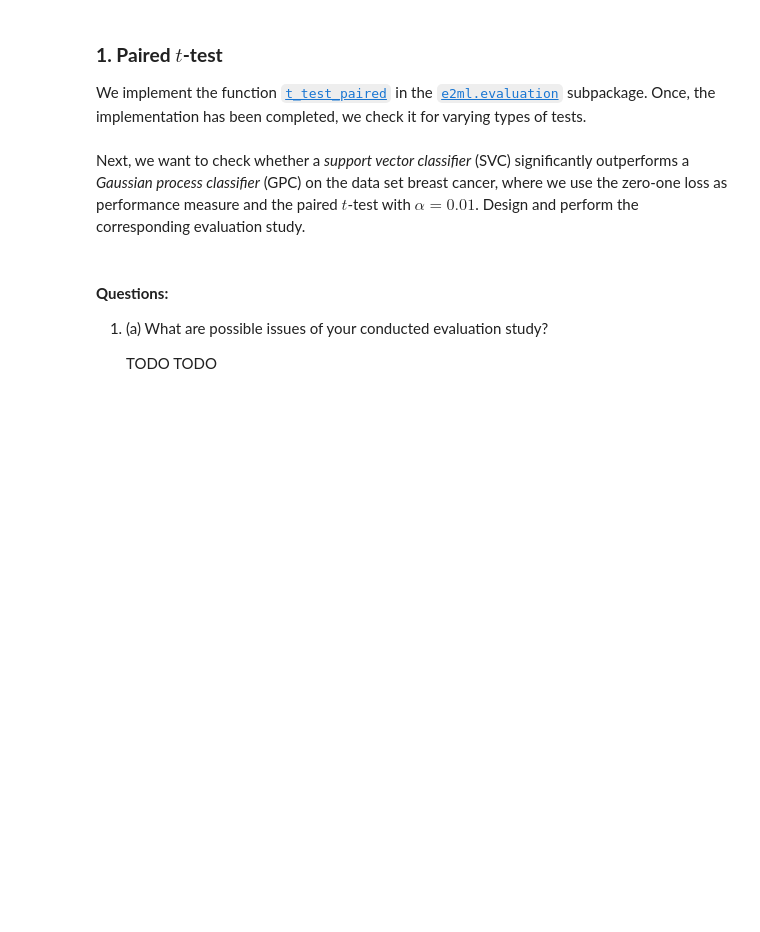
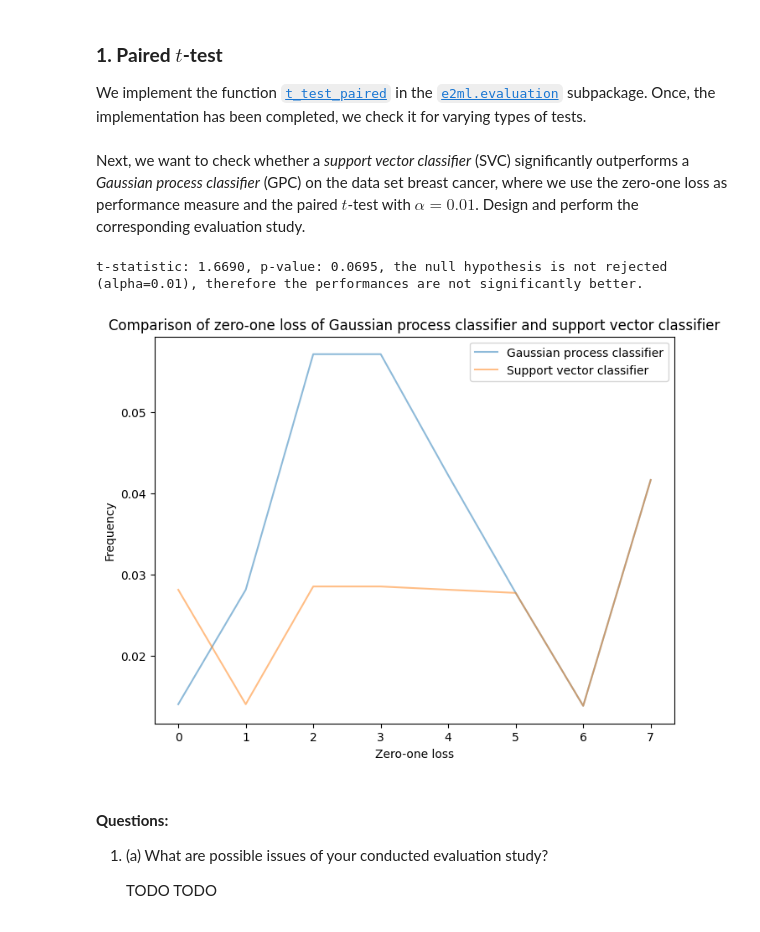
Before and after one commit to Liphip/e2ml, a Jupyter notebook: notebooks/12_statistical_hypothesis_testing_II.ipynb, the cells around one changed output. Saved outputs shown, nothing was run; the diff lists cells and outputs as text; code cells hidden in the pictures; blank space fills up the shorter version.

```diff
--- a/notebooks/12_statistical_hypothesis_testing_II.ipynb
+++ b/notebooks/12_statistical_hypothesis_testing_II.ipynb
@@ -47,3 +44,72 @@ from sklearn.datasets import load_breast_cancer
+# %%
+from sklearn.svm import SVC
+from sklearn.gaussian_process import GaussianProcessClassifier
+from sklearn.datasets import load_breast_cancer
+from e2ml.evaluation import cross_validation, zero_one_loss
+from e2ml.preprocessing import StandardScaler
+
+# load data
+X, y = load_breast_cancer(return_X_y=True)
+
+# create folds
+sample_indices = np.arange(len(y), dtype=np.int64)
+n_folds = 10
+train, test = cross_validation(sample_indices, n_folds=n_folds, y=y, random_state=42)
+
+# prep results
+risks_gpc = []
+risks_svc = []
+
+# loop through folds
+for train_, test_ in zip(train, test):
+    scaler = StandardScaler().fit(X[train_])
+    X_train = scaler.transform(X[train_])
+    X_test = scaler.transform(X[test_])
+    y_train = y[train_]
+    y_test = y[test_]
+
+    # setup classifiers
+    gpc = GaussianProcessClassifier(random_state=42)
+    svc = SVC(random_state=42)
+
+    # train classifier
+    gpc.fit(X_train, y_train)
+    svc.fit(X_train, y_train)
+
+    # predict on test set
+    y_pred_gpc = gpc.predict(X_test)
+    y_pred_svc = svc.predict(X_test)
+
+    # compute zero-one loss
+    loss_gpc = zero_one_loss(y_test, y_pred_gpc)
+    loss_svc = zero_one_loss(y_test, y_pred_svc)
+
+    # save results of fold
+    """
+    risks_gpc.append(gpc.score(X_test, y_test))
+    risks_svc.append(svc.score(X_test, y_test))
+    """
+    risks_gpc.append(loss_gpc)
+    risks_svc.append(loss_svc)
+
+# perform paired t-test to compare performances
+alpha = 0.01
+t_statistic, p = t_test_paired(sample_data_1=risks_gpc, sample_data_2=risks_svc, mu_0=0, test_type="right-tail")
+
+print(f"t-statistic: {t_statistic:.4f}, p-value: {p:.4f}, the null hypothesis is {'' if p <= alpha else 'not '}rejected (alpha={alpha}), therefore the performances are {'' if p <= alpha else 'not '}significantly better.")
+
+# plot results
+fig, ax = plt.subplots(figsize=(8, 6))
+ax.plot(risks_gpc, label="Gaussian process classifier", alpha=0.5)
+ax.plot(risks_svc, label="Support vector classifier", alpha=0.5)
+ax.set_xlabel("Zero-one loss")
+ax.set_ylabel("Frequency")
+ax.set_title("Comparison of zero-one loss of Gaussian process classifier and support vector classifier")
+ax.legend()
+plt.show()
+# %% [output]
+t-statistic: 1.6690, p-value: 0.0695, the null hypothesis is not rejected (alpha=0.01), therefore the performances are not significantly better.
+[figure, added]
 # %% [markdown]
 #### **Questions:**
 1. (a) What are possible issues of your conducted evaluation study?
```
Also changed, not shown: parts of 7 cells of this notebook, 1 other file.
